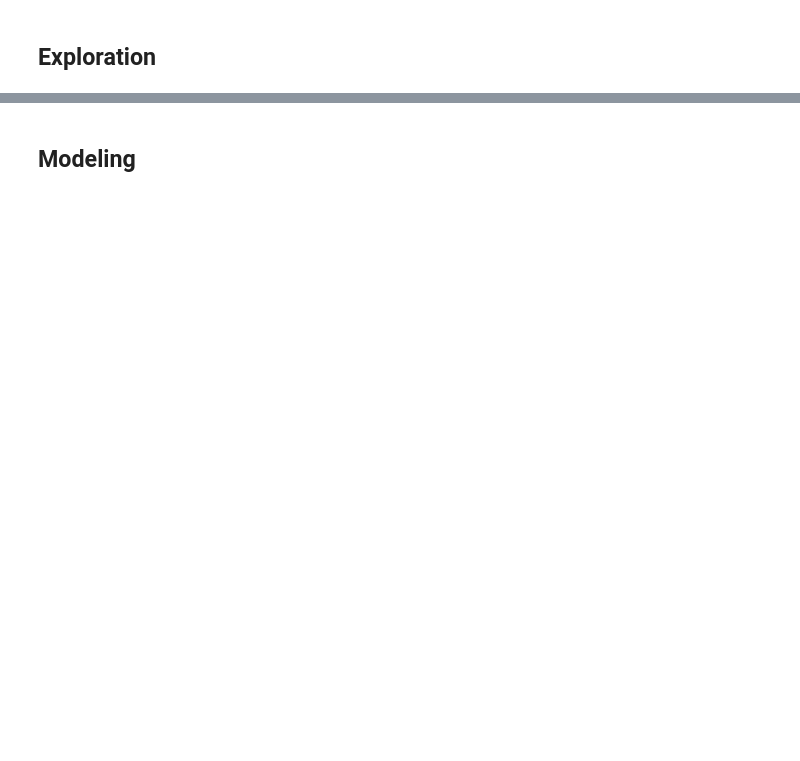
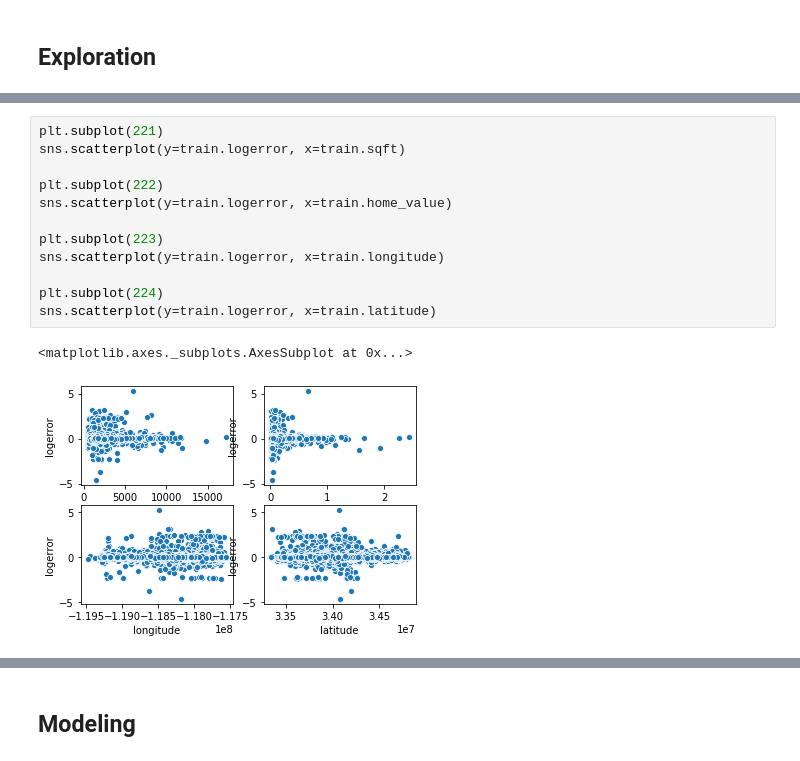
Before and after one commit to Brandon-Martinez27/clustering_project, a Jupyter notebook: zillow_clustering_project.ipynb, the cells around one changed output, grey strips where cells are left out. Saved outputs shown, nothing was run; the diff lists cells and outputs as text; blank space fills up the shorter version.

```diff
--- a/zillow_clustering_project.ipynb
+++ b/zillow_clustering_project.ipynb
@@ -49,0 +266,15 @@ memory usage: 38.1+ MB
+# %%
+plt.subplot(221)
+sns.scatterplot(y=train.logerror, x=train.sqft)
+
+plt.subplot(222)
+sns.scatterplot(y=train.logerror, x=train.home_value)
+
+plt.subplot(223)
+sns.scatterplot(y=train.logerror, x=train.longitude)
+
+plt.subplot(224)
+sns.scatterplot(y=train.logerror, x=train.latitude)
+# %% [output]
+<matplotlib.axes._subplots.AxesSubplot at 0x...>
+[figure, added]
```
Also changed, not shown: parts of 57 cells of this notebook, 4 other files.
